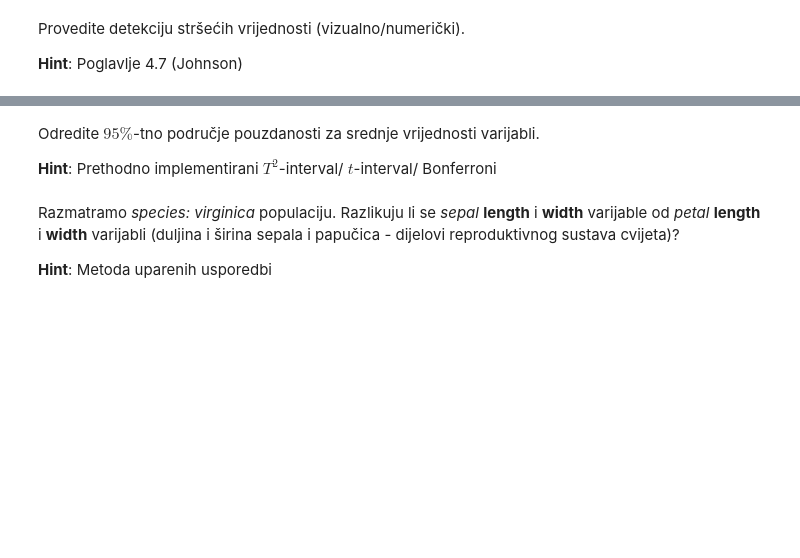
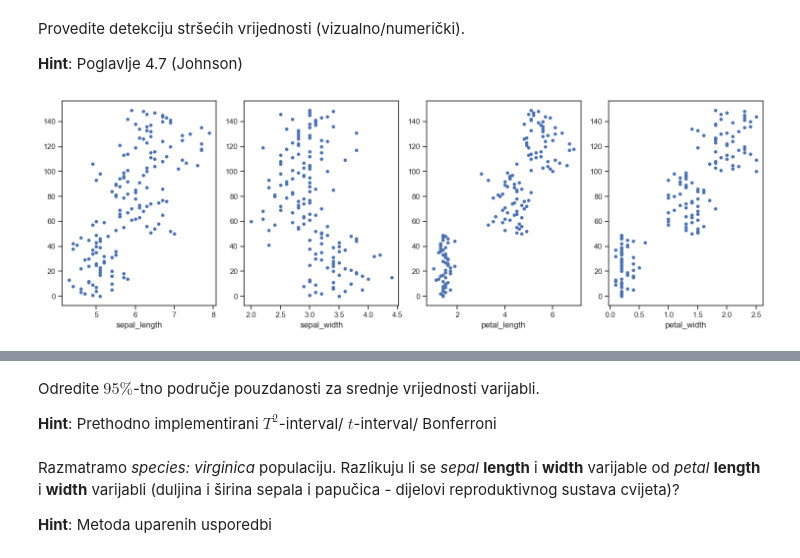
Before and after one commit to sskender/multivariate-data-analysis, a Jupyter notebook: 2023/lab1/SVEN_SKENDER_0036507654.ipynb, the cells around one changed output, grey strips where cells are left out. Drawn from its saved outputs; the diff is of its cells as text; code cells hidden in the pictures; blank space fills up the shorter version.

```diff
--- a/2023/lab1/SVEN_SKENDER_0036507654.ipynb
+++ b/2023/lab1/SVEN_SKENDER_0036507654.ipynb
@@ -394,3 +478,16 @@ Provedite detekciju stršećih vrijednosti (vizualno/numerički).
 **Hint**: Poglavlje 4.7 (Johnson)
 # %%
 # <Vaš kôd ovdje>
+
+# Make a dot plot for each variable
+fig, axs = plt.subplots(ncols=4, figsize=(15, 5))
+
+# Create a dot plot for each variable
+for i, col in enumerate(iris.columns[:-1]):
+    axs[i].plot(iris[col], range(len(iris)), 'o', markersize=4)
+    axs[i].set_xlabel(col)
+
+plt.tight_layout()
+plt.show()
+# %% [output]
+[figure, added]
```
Also changed, not shown: parts of 20 cells of this notebook, 1 other file.
